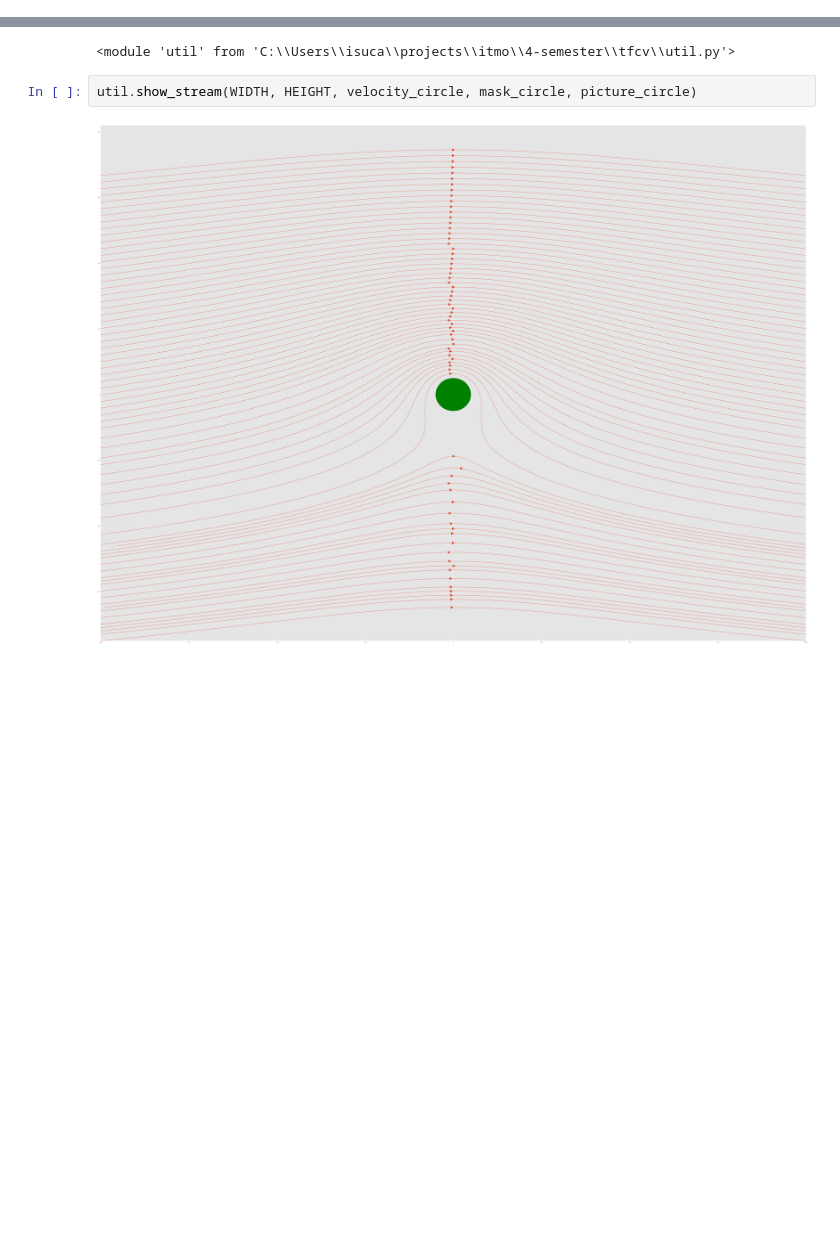
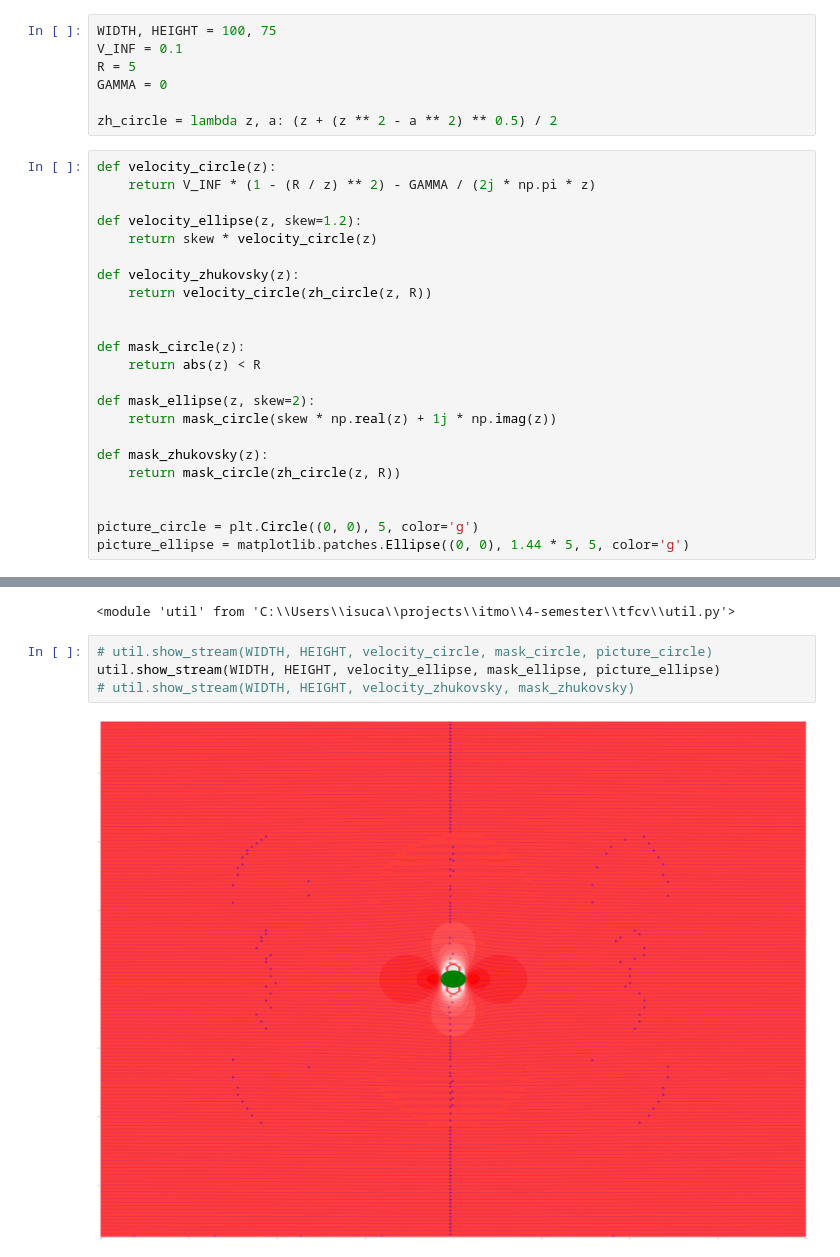
Before and after one commit to doreshnikov/tfcv-extreme-tasks, a Jupyter notebook: base.ipynb, the cells around one changed output, grey strips where cells are left out. Drawn from its saved outputs; the diff is of its cells as text; blank space fills up the shorter version.

```diff
--- a/base.ipynb
+++ b/base.ipynb
@@ -26,9 +10,41 @@ picture_circle = plt.Circle((0, 0), R, color='g')
+# %%
+WIDTH, HEIGHT = 100, 75
+V_INF = 0.1
+R = 5
+GAMMA = 0
+
+zh_circle = lambda z, a: (z + (z ** 2 - a ** 2) ** 0.5) / 2
+# %%
+def velocity_circle(z):
+    return V_INF * (1 - (R / z) ** 2) - GAMMA / (2j * np.pi * z)
+
+def velocity_ellipse(z, skew=1.2):
+    return skew * velocity_circle(z)
+
+def velocity_zhukovsky(z):
+    return velocity_circle(zh_circle(z, R))
+
+
+def mask_circle(z):
+    return abs(z) < R
+
+def mask_ellipse(z, skew=2):
+    return mask_circle(skew * np.real(z) + 1j * np.imag(z))
+
+def mask_zhukovsky(z):
+    return mask_circle(zh_circle(z, R))
+
+
+picture_circle = plt.Circle((0, 0), 5, color='g')
+picture_ellipse = matplotlib.patches.Ellipse((0, 0), 1.44 * 5, 5, color='g')
 # %%
 import importlib
 importlib.reload(util)
 # %% [output]
 <module 'util' from 'C:\\Users\\isuca\\projects\\itmo\\4-semester\\tfcv\\util.py'>
-# %%
-util.show_stream(WIDTH, HEIGHT, velocity_circle, mask_circle, picture_circle)
-# %% [output]
-[figure, removed]
+# %%
+# util.show_stream(WIDTH, HEIGHT, velocity_circle, mask_circle, picture_circle)
+util.show_stream(WIDTH, HEIGHT, velocity_ellipse, mask_ellipse, picture_ellipse)
+# util.show_stream(WIDTH, HEIGHT, velocity_zhukovsky, mask_zhukovsky)
+# %% [output]
+[figure, added]
```
Also changed, not shown: parts of 1 cell of this notebook, 1 other file.
